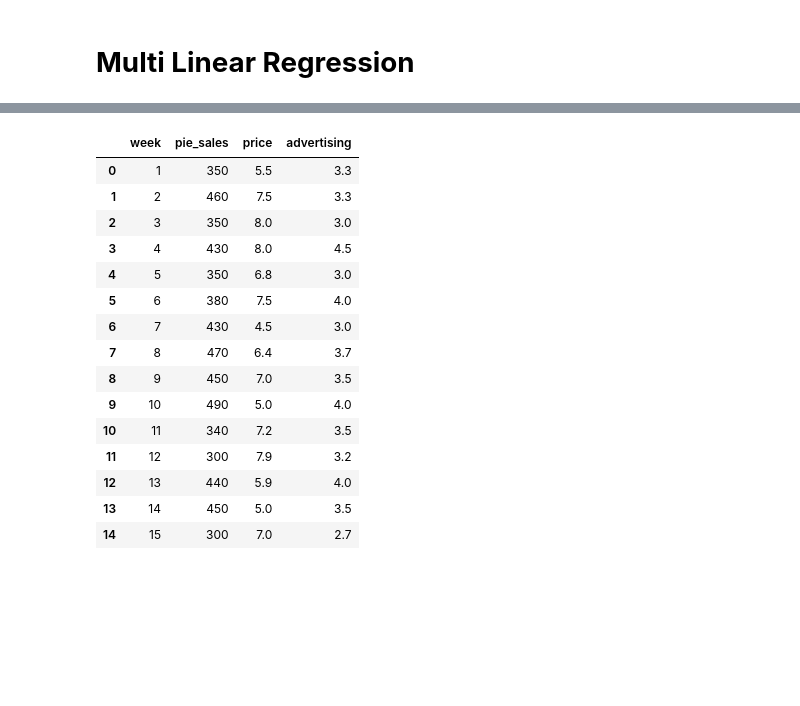
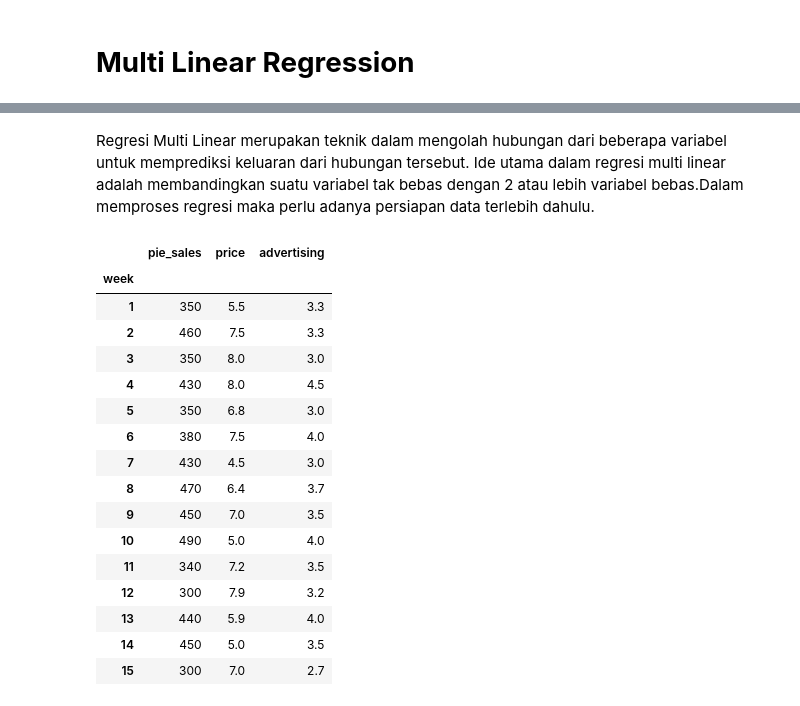
Before and after one commit to Kusvihawan/Regresi, a Jupyter notebook: Multi_Linear_Reg.ipynb, the cells around one changed output, grey strips where cells are left out. Saved outputs shown, nothing was run; the diff lists cells and outputs as text; code cells hidden in the pictures; blank space fills up the shorter version.

```diff
--- a/Multi_Linear_Reg.ipynb
+++ b/Multi_Linear_Reg.ipynb
@@ -5,3 +7,5 @@
+# %% [markdown]
+Regresi Multi Linear merupakan teknik dalam mengolah hubungan dari beberapa variabel untuk memprediksi keluaran dari hubungan tersebut. Ide utama dalam regresi multi linear adalah membandingkan suatu variabel tak bebas dengan 2 atau lebih variabel bebas.Dalam memproses regresi maka perlu adanya persiapan data terlebih dahulu.
 # %%
 import pandas as pd
 import statsmodels.api as sm
@@ -16,22 +20,24 @@ plt.rcParams['figure.figsize'] = (7, 7)
 plt.style.use('ggplot')
 # %%
 #Import data
-df_sale = pd.read_csv('https://raw.githubusercontent.com/rc-dbe/dti/main/data/pie-sales.csv', sep =";")
+df_sale = pd.read_csv('https://raw.githubusercontent.com/rc-dbe/dti/main/data/pie-sales.csv',index_col='week', sep =";")
+
 df_sale
 # %% [output]
-|  | week | pie_sales | price | advertising |
-| 0 | 1 | 350 | 5.5 | 3.3 |
-| 1 | 2 | 460 | 7.5 | 3.3 |
-| 2 | 3 | 350 | 8.0 | 3.0 |
-| 3 | 4 | 430 | 8.0 | 4.5 |
-| 4 | 5 | 350 | 6.8 | 3.0 |
-| 5 | 6 | 380 | 7.5 | 4.0 |
-| 6 | 7 | 430 | 4.5 | 3.0 |
-| 7 | 8 | 470 | 6.4 | 3.7 |
-| 8 | 9 | 450 | 7.0 | 3.5 |
-| 9 | 10 | 490 | 5.0 | 4.0 |
-| 10 | 11 | 340 | 7.2 | 3.5 |
-| 11 | 12 | 300 | 7.9 | 3.2 |
-| 12 | 13 | 440 | 5.9 | 4.0 |
-| 13 | 14 | 450 | 5.0 | 3.5 |
-| 14 | 15 | 300 | 7.0 | 2.7 |
+|  | pie_sales | price | advertising |
+| week |  |  |  |
+| 1 | 350 | 5.5 | 3.3 |
+| 2 | 460 | 7.5 | 3.3 |
+| 3 | 350 | 8.0 | 3.0 |
+| 4 | 430 | 8.0 | 4.5 |
+| 5 | 350 | 6.8 | 3.0 |
+| 6 | 380 | 7.5 | 4.0 |
+| 7 | 430 | 4.5 | 3.0 |
+| 8 | 470 | 6.4 | 3.7 |
+| 9 | 450 | 7.0 | 3.5 |
+| 10 | 490 | 5.0 | 4.0 |
+| 11 | 340 | 7.2 | 3.5 |
+| 12 | 300 | 7.9 | 3.2 |
+| 13 | 440 | 5.9 | 4.0 |
+| 14 | 450 | 5.0 | 3.5 |
+| 15 | 300 | 7.0 | 2.7 |
```
Also changed, not shown: parts of 16 cells of this notebook.
